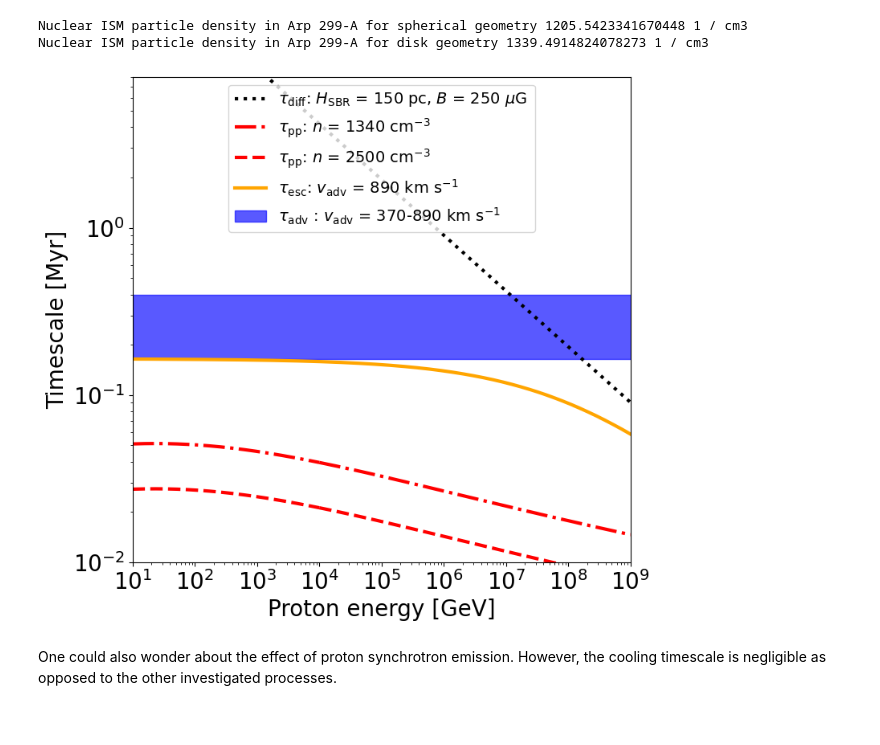
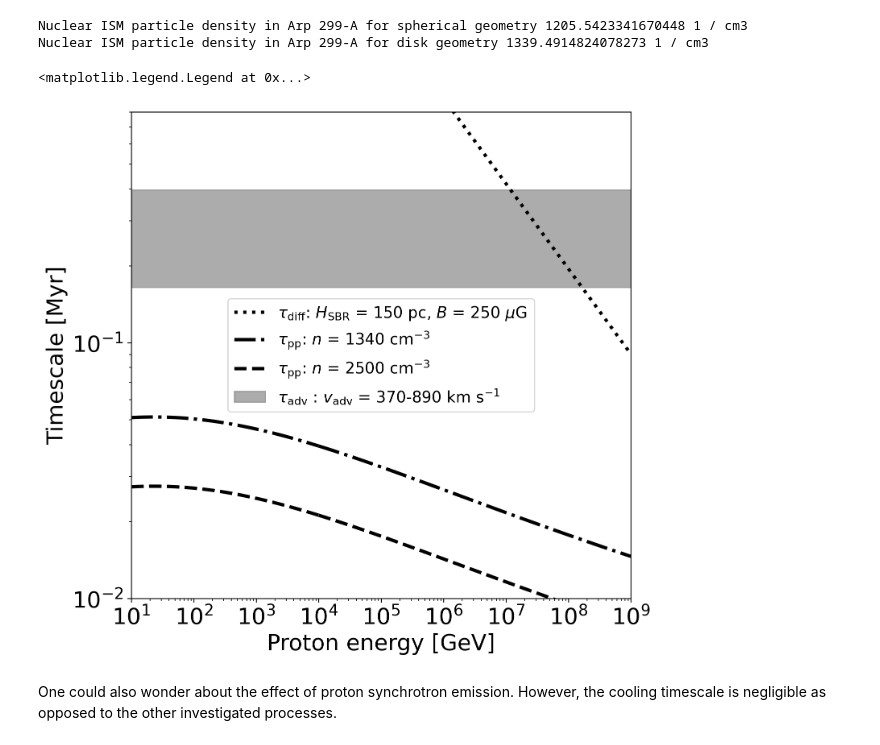
Before and after one commit to YarnoMerckx/u-lirg-timescale-analysis, a Jupyter notebook: Timescale.ipynb, the cells around one changed output. Saved outputs shown, nothing was run; the diff lists cells and outputs as text; code cells hidden in the pictures.

```diff
--- a/Timescale.ipynb
+++ b/Timescale.ipynb
@@ -224,49 +216,50 @@ print("Nuclear ISM particle density in Arp 299-A for disk geometry", n_H2(3.9e9,
 Nuclear ISM particle density in Arp 299-A for spherical geometry 1205.5423341670448 1 / cm3
 Nuclear ISM particle density in Arp 299-A for disk geometry 1339.4914824078273 1 / cm3
 # %%
-fig=plt.figure(figsize=(8,8), dpi= 100, facecolor='w', edgecolor='k')
+fig=plt.figure(figsize=(8,8), dpi= 200, facecolor='w', edgecolor='k')
 
 Energy = np.logspace(np.log10(10), np.log10(1e4), 1000)#np.arange(10, 1e4, 0.1)
 Energy2 = np.logspace(np.log10(1e4), np.log10(1e9), 1000) #np.arange(1e4,1e9,1e3)
 Ediff = np.logspace(np.log10(1), np.log10(1e9), 1000) #np.arange(1,1e9,1e3)
 
 vadv1 = 370
 vadv2 = 890
 HSBRplot = 150
 nismH2 = 1340
 nismH = 2500
 Bplot = 250
 
 
 plt.plot(Ediff,tau_diff_quasi(Ediff,1,Bplot,5/3,HSBRplot)/1e6,c = 'black', label = '$\\tau_{\mathrm{diff}}$: $H_{\mathrm{SBR}}$ = 150 pc, $B$ = 250 $\mu \mathrm{G}$ ',linewidth = 3, linestyle = 'dotted')
 
-plt.axhspan(advection(HSBRplot, vadv1)/1e6,advection(HSBRplot, vadv2)/1e6, color = 'blue', alpha = 0.65,
+plt.axhspan(advection(HSBRplot, vadv1)/1e6,advection(HSBRplot, vadv2)/1e6, color = 'grey', alpha = 0.65,
             label = '$\\tau_{\mathrm{adv}}$ : $v_{\mathrm{adv}}$ = 370-890 km s$^{-1}$')
 
-plt.plot(Energy, pp_col(Energy, nismH2)/1e6,c= 'r',linestyle = '-.',linewidth = 3, label = '$\\tau_{\mathrm{pp}}$: $n$ = 1340 cm$^{-3}$')
-plt.plot(Energy2,pp_col(Energy2, nismH2)/1e6,c  = 'r', linestyle = '-.', linewidth = 3)
+plt.plot(Energy, pp_col(Energy, nismH2)/1e6,c= 'k',linestyle = '-.',linewidth = 3, label = '$\\tau_{\mathrm{pp}}$: $n$ = 1340 cm$^{-3}$')
+plt.plot(Energy2,pp_col(Energy2, nismH2)/1e6,c  = 'k', linestyle = '-.', linewidth = 3)
 
-plt.plot(Energy, pp_col(Energy, nismH)/1e6,c= 'r',linestyle = '--',linewidth = 3, label = '$\\tau_{\mathrm{pp}}$: $n$ = 2500 cm$^{-3}$')
-plt.plot(Energy2,pp_col(Energy2, nismH)/1e6,c  = 'r', linestyle = '--', linewidth = 3)
+plt.plot(Energy, pp_col(Energy, nismH)/1e6,c= 'k',linestyle = '--',linewidth = 3, label = '$\\tau_{\mathrm{pp}}$: $n$ = 2500 cm$^{-3}$')
+plt.plot(Energy2,pp_col(Energy2, nismH)/1e6,c  = 'k', linestyle = '--', linewidth = 3)
 
-plt.plot(Ediff,t_esc(Ediff,HSBRplot,vadv2,Bplot)/1e6, c= 'orange', linewidth = 3,label = '$\\tau_{\mathrm{esc}}$: $v_{\mathrm{adv}}$ = 890 km s$^{-1}$  ')
+#plt.plot(Ediff,t_esc(Ediff,HSBRplot,vadv2,Bplot)/1e6, c= 'orange', linewidth = 3,label = '$\\tau_{\mathrm{esc}}$: $v_{\mathrm{adv}}$ = 890 km s$^{-1}$  ')
 
 
 
 
 
 plt.xlabel('Proton energy [GeV]', fontsize = 20)
 plt.ylabel('Timescale [Myr]', fontsize = 20)
 plt.xticks(fontsize = 20)
 plt.yticks(fontsize = 20)
 plt.xscale('log')
 plt.yscale('log')
 plt.xlim(10,1e9)
-plt.ylim(1e4/1e6,8e6/1e6)
-plt.legend(fontsize = 14,loc = "upper center")
-plt.savefig("/Users/yarno/Documents/PhD/Pictures/timescale.png",bbox_inches="tight")
+plt.ylim(1e4/1e6,8e5/1e6)
+plt.legend(fontsize = 14,loc = "center")
+#plt.savefig("timescale.pdf",bbox_inches="tight")
 # %% [output]
+<matplotlib.legend.Legend at 0x...>
-[figure, old version]
+[figure, new version]
 # %% [markdown]
 One could also wonder about the effect of proton synchrotron emission. However, the cooling timescale is negligible as opposed to the other investigated processes.
 # %%
```
Also changed, not shown: parts of 3 cells of this notebook, 1 other file.
